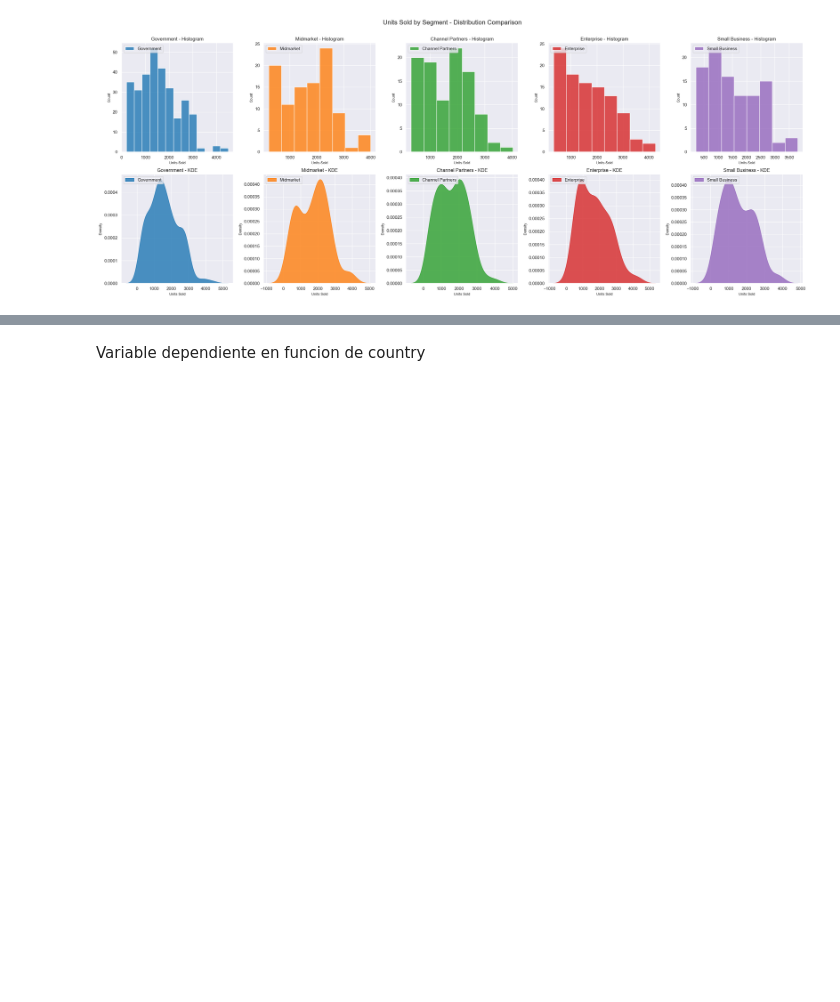
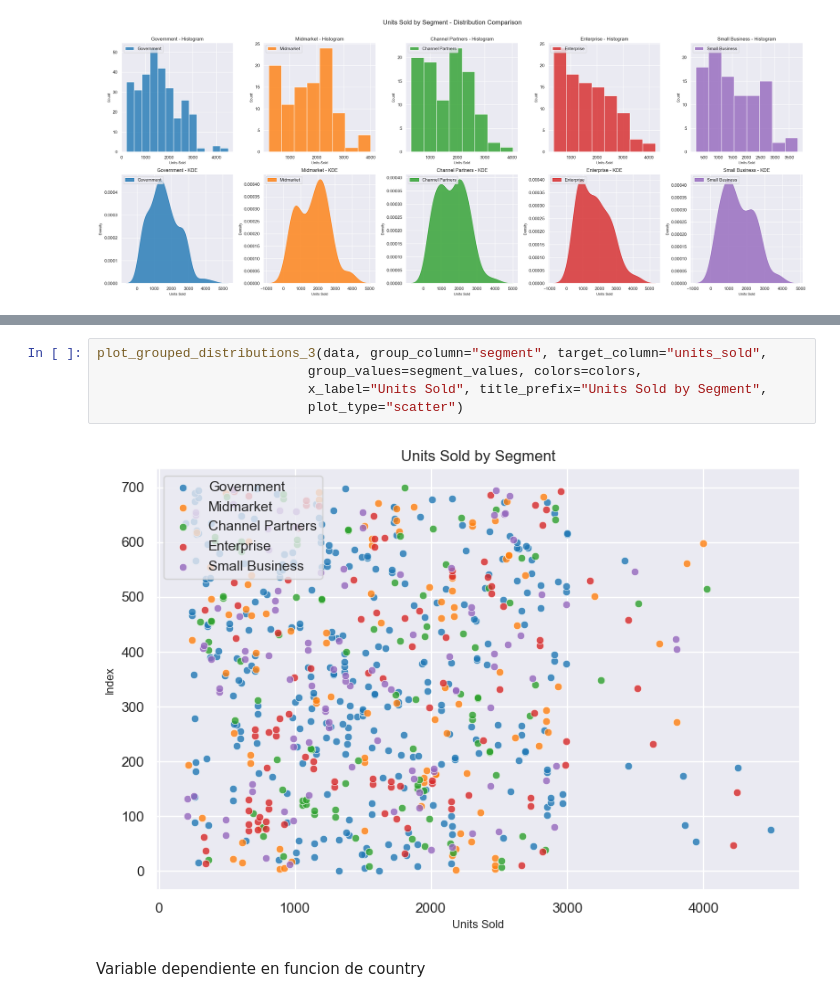
Before and after one commit to jluis-ml/Proyecto-Empresa-Finanzas, a Jupyter notebook: 3_EDA.ipynb, the cells around one changed output, grey strips where cells are left out. Drawn from its saved outputs; the diff is of its cells as text; blank space fills up the shorter version.

```diff
--- a/3_EDA.ipynb
+++ b/3_EDA.ipynb
@@ -630,3 +659,10 @@ plt.show()
+# %%
+plot_grouped_distributions_3(data, group_column="segment", target_column="units_sold",
+                           group_values=segment_values, colors=colors,
+                           x_label="Units Sold", title_prefix="Units Sold by Segment",
+                           plot_type="scatter")
+# %% [output]
+[figure, added]
 # %% [markdown]
 Variable dependiente en funcion de country
 # %%
```
Also changed, not shown: parts of 9 cells of this notebook, 1 other file.
